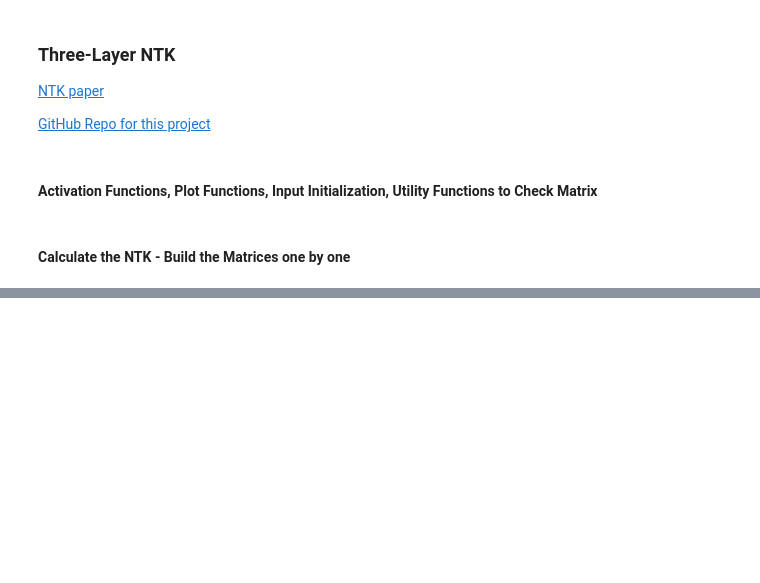
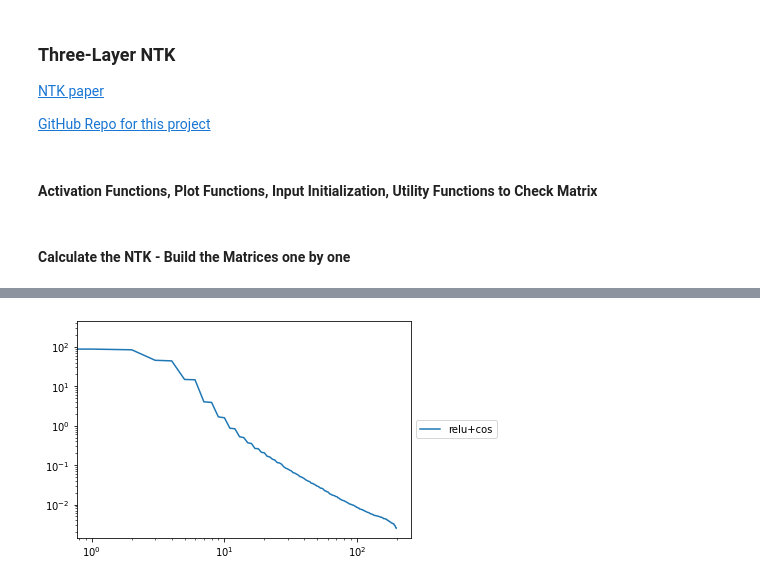
Before and after one commit to genglinliu/NTK-study, a Jupyter notebook: NTK_three_layer.ipynb, the cells around one changed output, grey strips where cells are left out. Cells and saved outputs as stored; diff of their text form; code cells hidden in the pictures; blank space fills up the shorter version.

```diff
--- a/NTK_three_layer.ipynb
+++ b/NTK_three_layer.ipynb
@@ -309,14 +309,20 @@ def calc_NTK_analytical():
 experiment:
 1. first hidden layer: smooth (sin/cos), second: non-smooth (ReLU^k)
 2. reverse the order of activation
+
+3. relu^k decay rate vs (relu^k + sin) decay rate
+
+TODO: make table
 """
 activation_1 = 'relu_k'
 activation_2 = 'sin'
-activation_2 = 'cos'
+activation_3 = 'cos'
 
 kernel_analytical = calc_NTK_analytical()
 K2_relu_relu = calc_K2(activation_1, activation_1)
 K2_relu_sin = calc_K2(activation_1, activation_2)
 K2_sin_relu = calc_K2(activation_2, activation_1)
 K2_sin_sin = calc_K2(activation_2, activation_2)
+
+K2_relu_cos = calc_K2(activation_1, activation_3)
 # %%
@@ -328,3 +335,7 @@ plot_eigendecay(K2_sin_relu, 'sin+relu')
+# %%
+plot_eigendecay(K2_relu_cos, 'relu+cos')
+# %% [output]
+[figure, added]
 # %%
 plot_eigendecay(K2_sin_sin, 'sin+sin')
 # %% [output]
```
Also changed, not shown: parts of 4 cells of this notebook.
